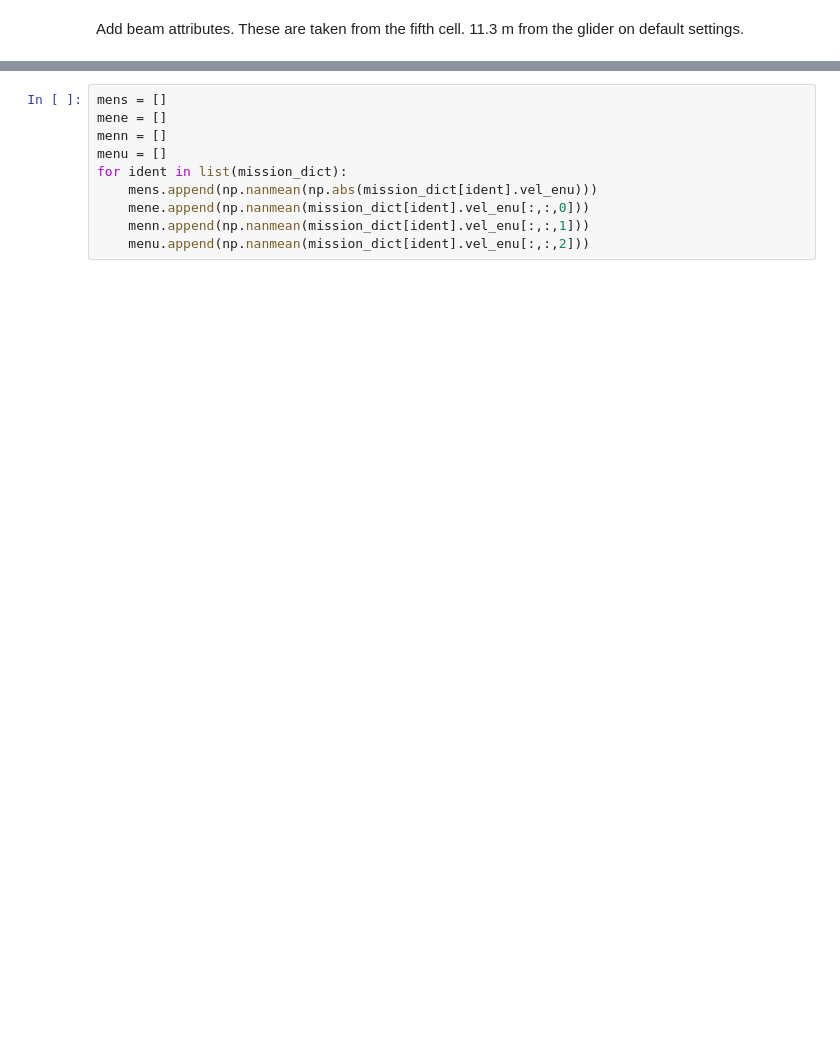
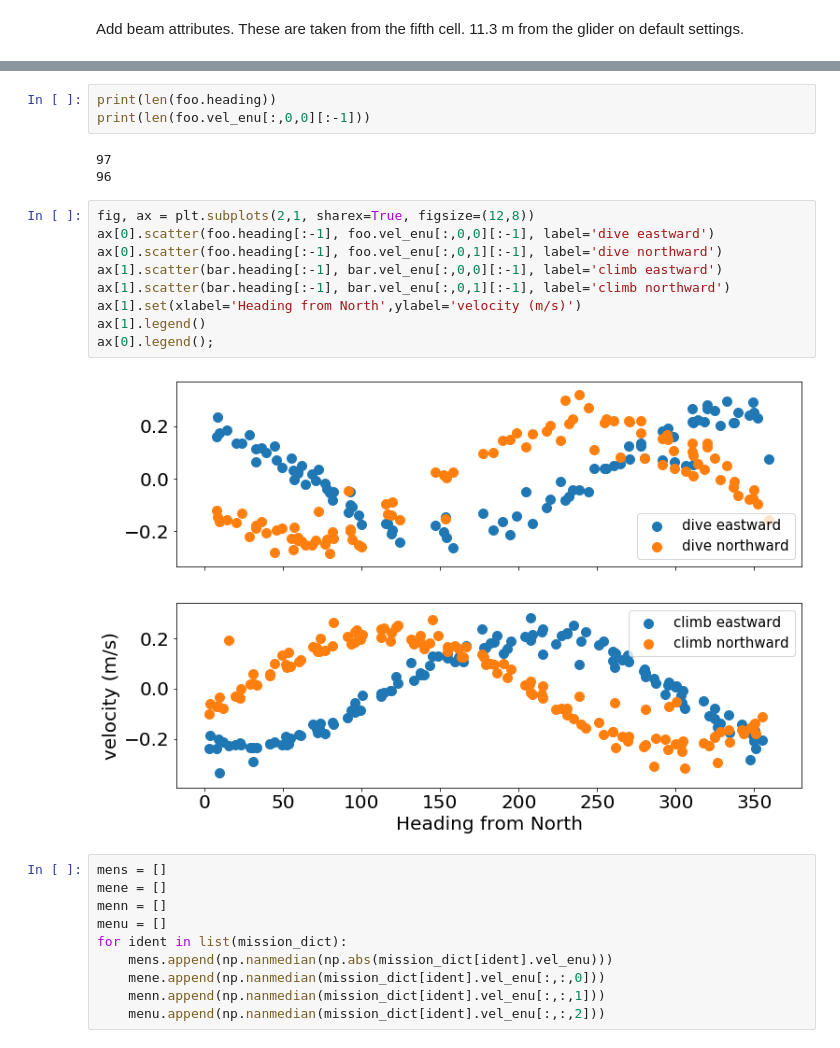
Before and after one commit to callumrollo/adcp-glider, a Jupyter notebook: notebooks/explore_data.ipynb, the cells around one changed output, grey strips where cells are left out. Saved outputs shown, nothing was run; the diff lists cells and outputs as text; blank space fills up the shorter version.

```diff
--- a/notebooks/explore_data.ipynb
+++ b/notebooks/explore_data.ipynb
@@ -46,10 +146,27 @@ ax.set(xlim=[0,0.2], ylim=[0,0.2])
+# %%
+print(len(foo.heading))
+print(len(foo.vel_enu[:,0,0][:-1]))
+# %% [output]
+97
+96
+# %%
+fig, ax = plt.subplots(2,1, sharex=True, figsize=(12,8))
+ax[0].scatter(foo.heading[:-1], foo.vel_enu[:,0,0][:-1], label='dive eastward')
+ax[0].scatter(foo.heading[:-1], foo.vel_enu[:,0,1][:-1], label='dive northward')
+ax[1].scatter(bar.heading[:-1], bar.vel_enu[:,0,0][:-1], label='climb eastward')
+ax[1].scatter(bar.heading[:-1], bar.vel_enu[:,0,1][:-1], label='climb northward')
+ax[1].set(xlabel='Heading from North',ylabel='velocity (m/s)')
+ax[1].legend()
+ax[0].legend();
+# %% [output]
+[figure, added]
 # %%
 mens = []
 mene = []
 menn = []
 menu = []
 for ident in list(mission_dict):
-    mens.append(np.nanmean(np.abs(mission_dict[ident].vel_enu)))
-    mene.append(np.nanmean(mission_dict[ident].vel_enu[:,:,0]))
-    menn.append(np.nanmean(mission_dict[ident].vel_enu[:,:,1]))
-    menu.append(np.nanmean(mission_dict[ident].vel_enu[:,:,2]))
+    mens.append(np.nanmedian(np.abs(mission_dict[ident].vel_enu)))
+    mene.append(np.nanmedian(mission_dict[ident].vel_enu[:,:,0]))
+    menn.append(np.nanmedian(mission_dict[ident].vel_enu[:,:,1]))
+    menu.append(np.nanmedian(mission_dict[ident].vel_enu[:,:,2]))
```
Also changed, not shown: parts of 34 cells of this notebook.
